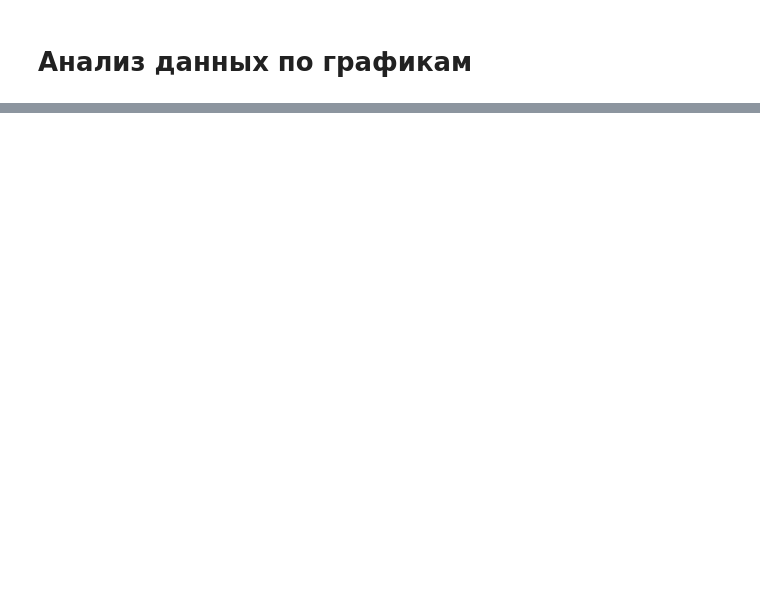
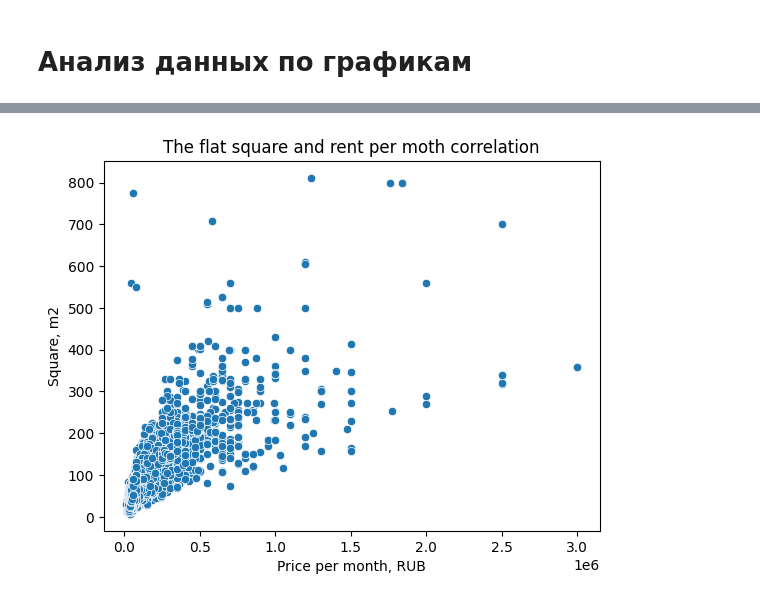
Before and after one commit to osana/real_estate_eda, a Jupyter notebook: Graphics.ipynb, the cells around one changed output, grey strips where cells are left out. Cells and saved outputs as stored; diff of their text form; code cells hidden in the pictures; blank space fills up the shorter version.

```diff
--- a/Graphics.ipynb
+++ b/Graphics.ipynb
@@ -38,0 +44,8 @@ sns.scatterplot(data=rent, x='price_rub_month', y='square_total')
+# %%
+sns.scatterplot(data=rent_fixed, x='price_rub_month', y='square_total')
+plt.title('The flat square and rent per moth correlation')
+plt.xlabel('Price per month, RUB')
+plt.ylabel('Square, m2')
+plt.show()
+# %% [output]
+[figure, added]
```
Also changed, not shown: parts of 10 cells of this notebook.
